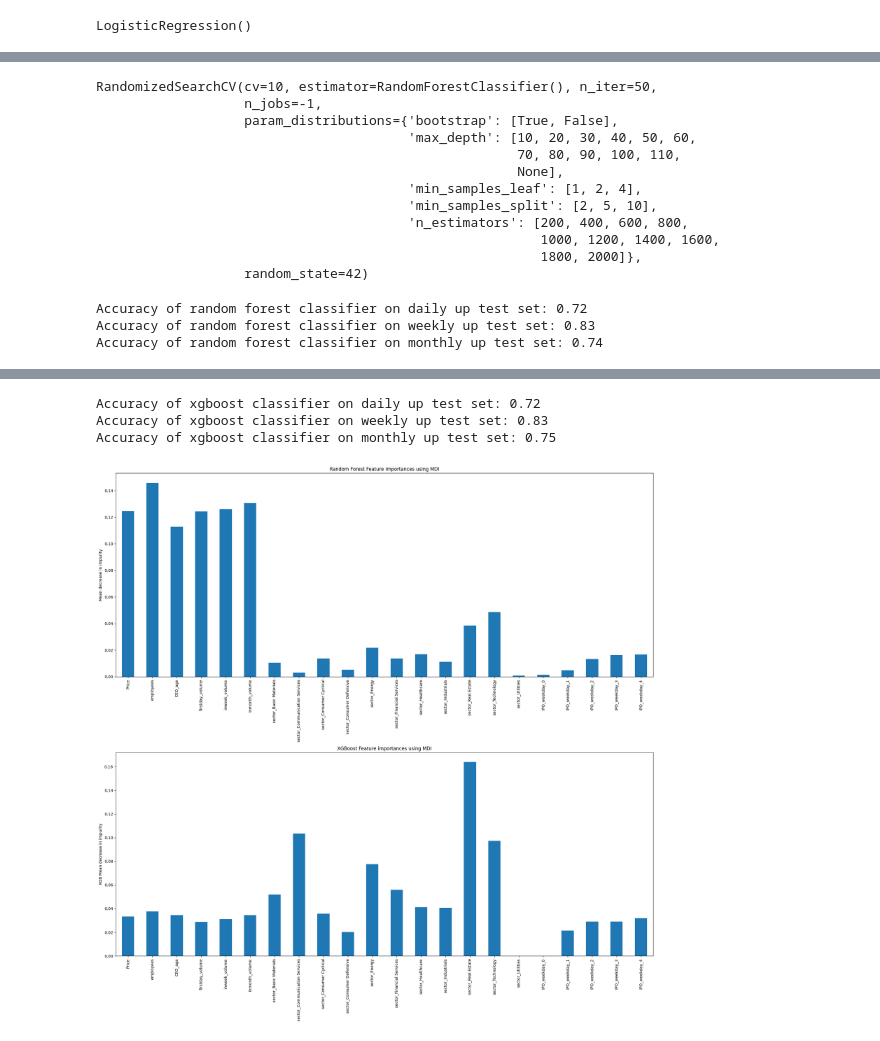
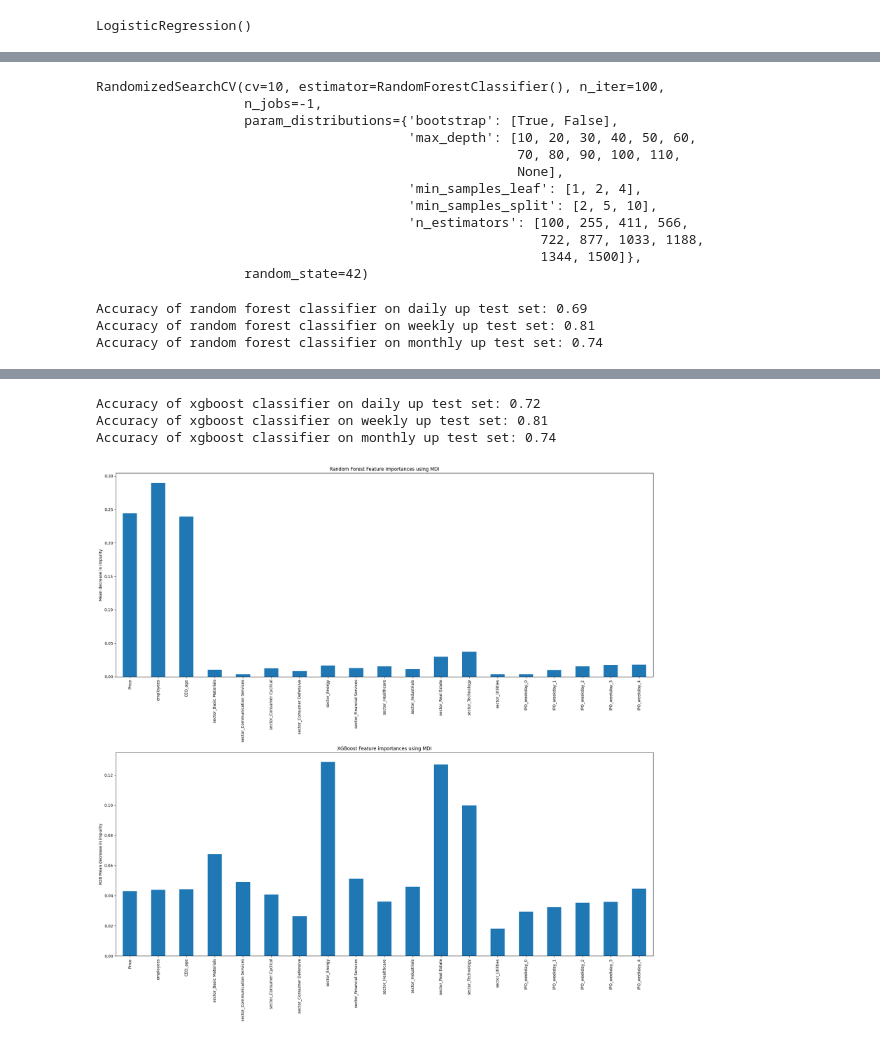
Before and after one commit to michael-fuest/DSiF-IPOs, a Jupyter notebook: MachineLearning.ipynb, the cells around one changed output, grey strips where cells are left out. Drawn from its saved outputs; the diff is of its cells as text; code cells hidden in the pictures.

```diff
--- a/MachineLearning.ipynb
+++ b/MachineLearning.ipynb
@@ -88,7 +88,7 @@ from sklearn.model_selection import train_test_split
 from imblearn.over_sampling import SMOTE
 from sklearn import metrics
 
-X = df_ipo_small_norm.drop(columns= ['intra_day_up', 'intra_week_up', 'intra_month_up'])
+X = df_ipo_small_norm.drop(columns= ['intra_day_up', 'intra_week_up', 'intra_month_up', 'firstday_volume', 'inweek_volume', 'inmonth_volume'])
 y_d = np.array(df_ipo_small_norm.intra_day_up)
 y_w = np.array(df_ipo_small_norm.intra_week_up)
 y_m = np.array(df_ipo_small.intra_month_up)
@@ -204,7 +204,7 @@ rf_random_d.fit(X_d_train, y_d_train)
 rf_random_w.fit(X_w_train, y_w_train)
 rf_random_m.fit(X_m_train, y_m_train)
 # %% [output]
-RandomizedSearchCV(cv=10, estimator=RandomForestClassifier(), n_iter=50,
+RandomizedSearchCV(cv=10, estimator=RandomForestClassifier(), n_iter=100,
                    n_jobs=-1,
                    param_distributions={'bootstrap': [True, False],
                                         'max_depth': [10, 20, 30, 40, 50, 60,
@@ -212,9 +212,9 @@ RandomizedSearchCV(cv=10, estimator=RandomForestClassifier(), n_iter=50,
                                                       None],
                                         'min_samples_leaf': [1, 2, 4],
                                         'min_samples_split': [2, 5, 10],
-                                        'n_estimators': [200, 400, 600, 800,
-                                                         1000, 1200, 1400, 1600,
-                                                         1800, 2000]},
+                                        'n_estimators': [100, 255, 411, 566,
+                                                         722, 877, 1033, 1188,
+                                                         1344, 1500]},
                    random_state=42)
 # %%
 #Evaluating accuracy of rf models
@@ -235,8 +235,8 @@ print('Accuracy of random forest classifier on daily up test set: {:.2f}'.format
 print('Accuracy of random forest classifier on weekly up test set: {:.2f}'.format(balanced_accuracy_score(y_w_test, predictions_w)))
 print('Accuracy of random forest classifier on monthly up test set: {:.2f}'.format(balanced_accuracy_score(y_m_test, predictions_m)))
 # %% [output]
-Accuracy of random forest classifier on daily up test set: 0.72
-Accuracy of random forest classifier on weekly up test set: 0.83
+Accuracy of random forest classifier on daily up test set: 0.69
+Accuracy of random forest classifier on weekly up test set: 0.81
 Accuracy of random forest classifier on monthly up test set: 0.74
 # %%
 from xgboost import XGBClassifier
@@ -304,26 +304,29 @@ print('Accuracy of xgboost classifier on weekly up test set: {:.2f}'.format(bala
 print('Accuracy of xgboost classifier on monthly up test set: {:.2f}'.format(balanced_accuracy_score(y_m_test, predictions_m)))
 # %% [output]
 Accuracy of xgboost classifier on daily up test set: 0.72
-Accuracy of xgboost classifier on weekly up test set: 0.83
-Accuracy of xgboost classifier on monthly up test set: 0.75
+Accuracy of xgboost classifier on weekly up test set: 0.81
+Accuracy of xgboost classifier on monthly up test set: 0.74
 # %%
 #Looking at feature importances across models
 
-#Feature importance for rf model
+#Feature importance for rf models
 feature_names = [col for col in X.columns]
-rf_d_importance = rf_random_d.best_estimator_.feature_importances_
-xgb_d_importance = xgb_random_d.best_estimator_.feature_importances_
+rf_d_importance = pd.Series(rf_random_d.best_estimator_.feature_importances_, index = feature_names)
+rf_w_importance = pd.Series(rf_random_w.best_estimator_.feature_importances_, index = feature_names)
+rf_m_importance = pd.Series(rf_random_m.best_estimator_.feature_importances_, index = feature_names)
 
-rf_d_importance = pd.Series(rf_d_importance, index=feature_names)
-xgb_d_importance = pd.Series(xgb_d_importance, index=feature_names)
+#Feature importance for xgb models
+xgb_d_importance = pd.Series(xgb_random_d.best_estimator_.feature_importances_, index = feature_names)
+xgb_w_importance = pd.Series(xgb_random_w.best_estimator_.feature_importances_, index = feature_names)
+xgb_m_importance = pd.Series(xgb_random_m.best_estimator_.feature_importances_, index = feature_names)
 
 fig, (ax1, ax2) = plt.subplots(2, 1, figsize = (20,20))
 rf_d_importance.plot.bar(ax=ax1)
 xgb_d_importance.plot.bar(ax = ax2)
 ax1.set_title("Random Forest Feature importances using MDI")
 ax1.set_ylabel("Mean decrease in impurity")
 ax2.set_title("XGBoost Feature importances using MDI")
 ax2.set_ylabel("XGB Mean decrease in impurity")
 fig.tight_layout()
 # %% [output]
-[figure, old version]
+[figure, new version]
```
Also changed, not shown: parts of 4 cells of this notebook.
